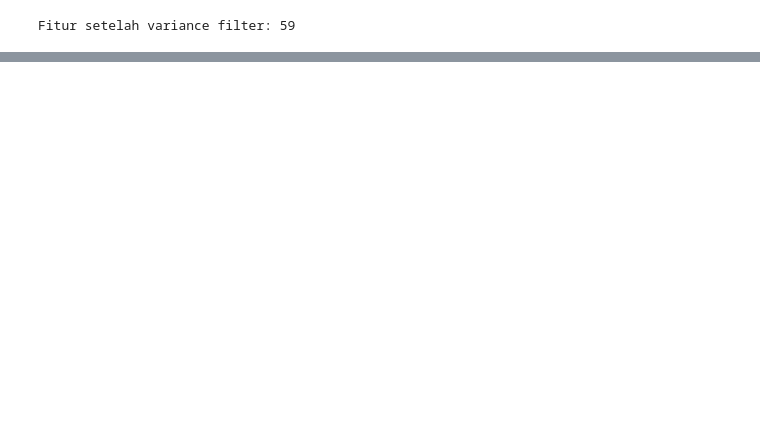
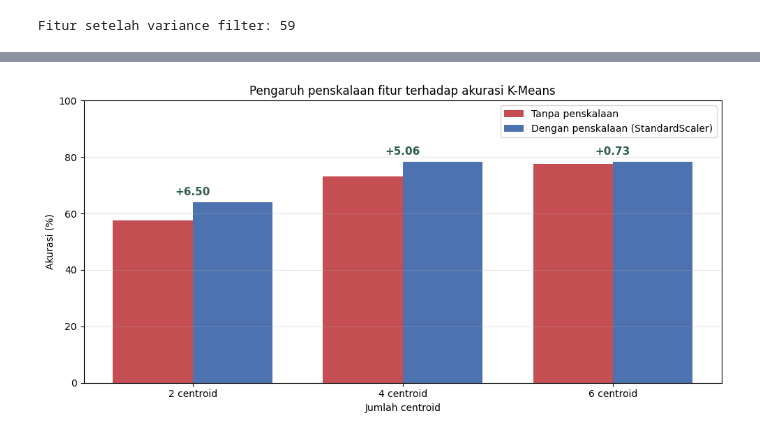
Before and after one commit to qolyubmir24/ML, a Jupyter notebook: ML.ipynb, the cells around one changed output, grey strips where cells are left out. Cells and saved outputs as stored; diff of their text form; code cells hidden in the pictures; blank space fills up the shorter version.

```diff
--- a/ML.ipynb
+++ b/ML.ipynb
@@ -267,0 +877,19 @@ print(df_train.shape, df_test.shape)
+# %%
+from sklearn.preprocessing import StandardScaler
+
+scaler = StandardScaler().fit(X_latih_fs)
+X_latih_s = scaler.transform(X_latih_fs)
+X_uji_s = scaler.transform(X_uji_fs)
+
+hasil_scaled = pd.DataFrame({"k": hasil_kmeans["k"], "Tanpa penskalaan (%)": hasil_kmeans["Akurasi (%)"]})
+hasil_scaled["Dengan penskalaan (%)"] = [
+    round(accuracy_score(y_uji_encoded,
+                         semi_supervised_kmeans(X_latih_s, y_latih_encoded, X_uji_s, k)[2]) * 100, 2)
+    for k in hasil_kmeans["k"]
+]
+hasil_scaled["Selisih (poin)"] = (hasil_scaled["Dengan penskalaan (%)"] - hasil_scaled["Tanpa penskalaan (%)"]).round(2)
+
+print("Pengaruh penskalaan fitur terhadap akurasi K-Means")
+print("-" * 58)
+print(hasil_scaled.to_string(index=False))
+print("-" * 58)
@@ -267,0 +904,26 @@ print(df_train.shape, df_test.shape)
+# %%
+fig, ax = plt.subplots(figsize=(10, 5))
+x = np.arange(len(hasil_scaled))
+w = 0.38
+
+ax.bar(x - w / 2, hasil_scaled["Tanpa penskalaan (%)"], w, label="Tanpa penskalaan", color="#C44E52")
+ax.bar(x + w / 2, hasil_scaled["Dengan penskalaan (%)"], w, label="Dengan penskalaan (StandardScaler)", color="#4C72B0")
+
+for xi, (tanpa, dengan) in enumerate(zip(hasil_scaled["Tanpa penskalaan (%)"],
+                                         hasil_scaled["Dengan penskalaan (%)"])):
+    ax.annotate(f"+{dengan - tanpa:.2f}", xy=(xi, max(tanpa, dengan)),
+                xytext=(0, 7), textcoords="offset points",
+                ha="center", fontsize=11, fontweight="bold", color="#2E5E4E")
+
+ax.set_xticks(x)
+ax.set_xticklabels([f"{k} centroid" for k in hasil_scaled["k"]])
+ax.set_ylim(0, 100)
+ax.set_xlabel("Jumlah centroid")
+ax.set_ylabel("Akurasi (%)")
+ax.set_title("Pengaruh penskalaan fitur terhadap akurasi K-Means")
+ax.grid(axis="y", alpha=0.3)
+ax.legend()
+plt.tight_layout()
+plt.show()
+# %% [output]
+[figure, added]
```
Also changed, not shown: parts of 39 cells of this notebook.
